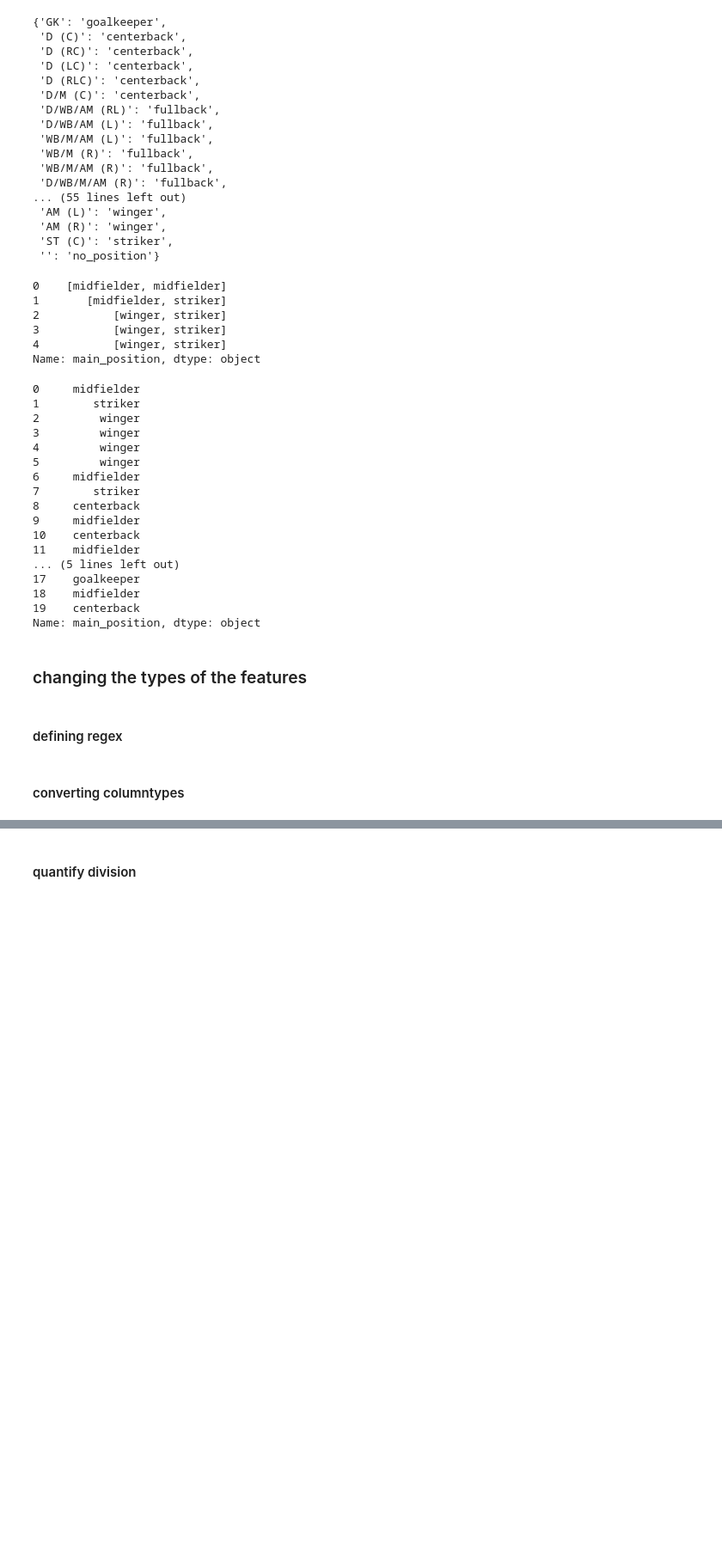
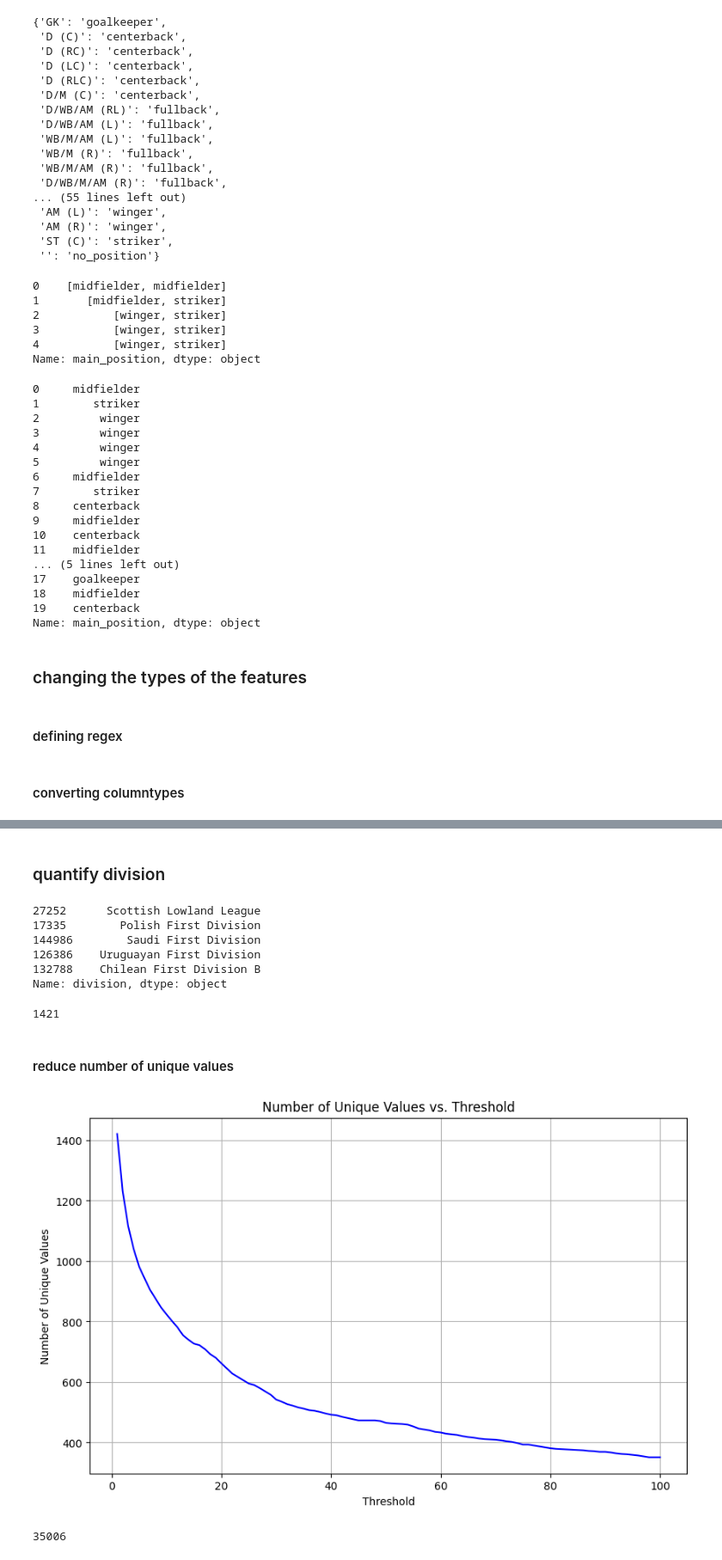
Before and after one commit to maximegoossens99/Moneyball, a Jupyter notebook: notebooks/data_cleaning.ipynb, the cells around one changed output, grey strips where cells are left out. Shown: that part at 86% size. Saved outputs shown, nothing was run; the diff lists cells and outputs as text; code cells hidden in the pictures; blank space fills up the shorter version.

```diff
--- a/notebooks/data_cleaning.ipynb
+++ b/notebooks/data_cleaning.ipynb
@@ -388,2 +410,40 @@ df.sample(20)
 # %% [markdown]
-#### quantify division
+### quantify division
+# %%
+# peek
+df.division.sample(5)
+# %% [output]
+27252      Scottish Lowland League
+17335        Polish First Division
+144986        Saudi First Division
+126386    Uruguayan First Division
+132788    Chilean First Division B
+Name: division, dtype: object
+# %%
+df.division.nunique()
+# %% [output]
+1421
+# %% [markdown]
+#### reduce number of unique values
+# %%
+thresholds = range(1, 101)
+
+# Calculate value counts once outside the loop
+value_counts = df['division'].value_counts()
+
+# Use vectorized operations within the loop
+unique_values_counts = [
+    len(df.loc[~df['division'].isin(value_counts[value_counts < threshold].index), 'division'].unique())
+    for threshold in thresholds
+]
+
+# Plot the results
+plt.figure(figsize=(10, 6))
+plt.plot(thresholds, unique_values_counts, linestyle='-', color='b')
+plt.title('Number of Unique Values vs. Threshold')
+plt.xlabel('Threshold')
+plt.ylabel('Number of Unique Values')
+plt.grid(True)
+plt.show()
+# %% [output]
+[figure, added]
@@ -390,3 +460,7 @@ df.sample(20)
+# %%
+df.division.value_counts().get('Other', 0)
+# %% [output]
+35006
 # %%
 df.division.unique()
 # %% [output]
```
Also changed, not shown: parts of 69 cells of this notebook.
